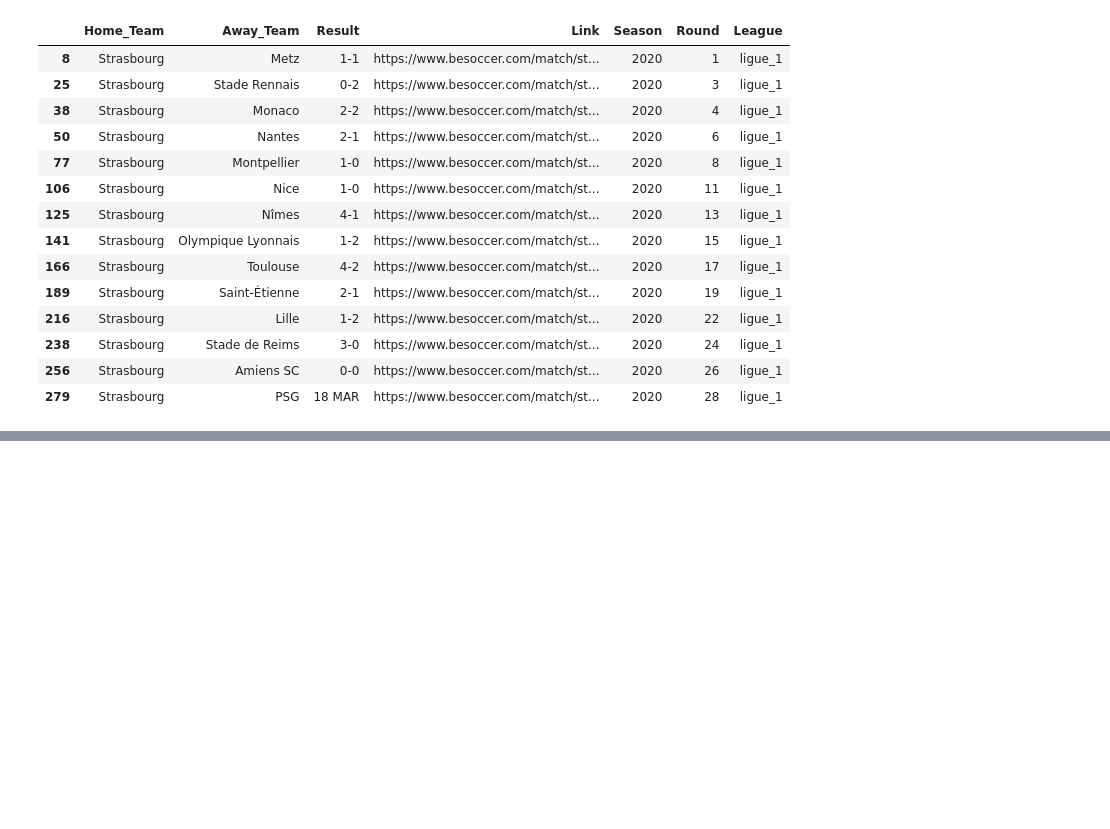
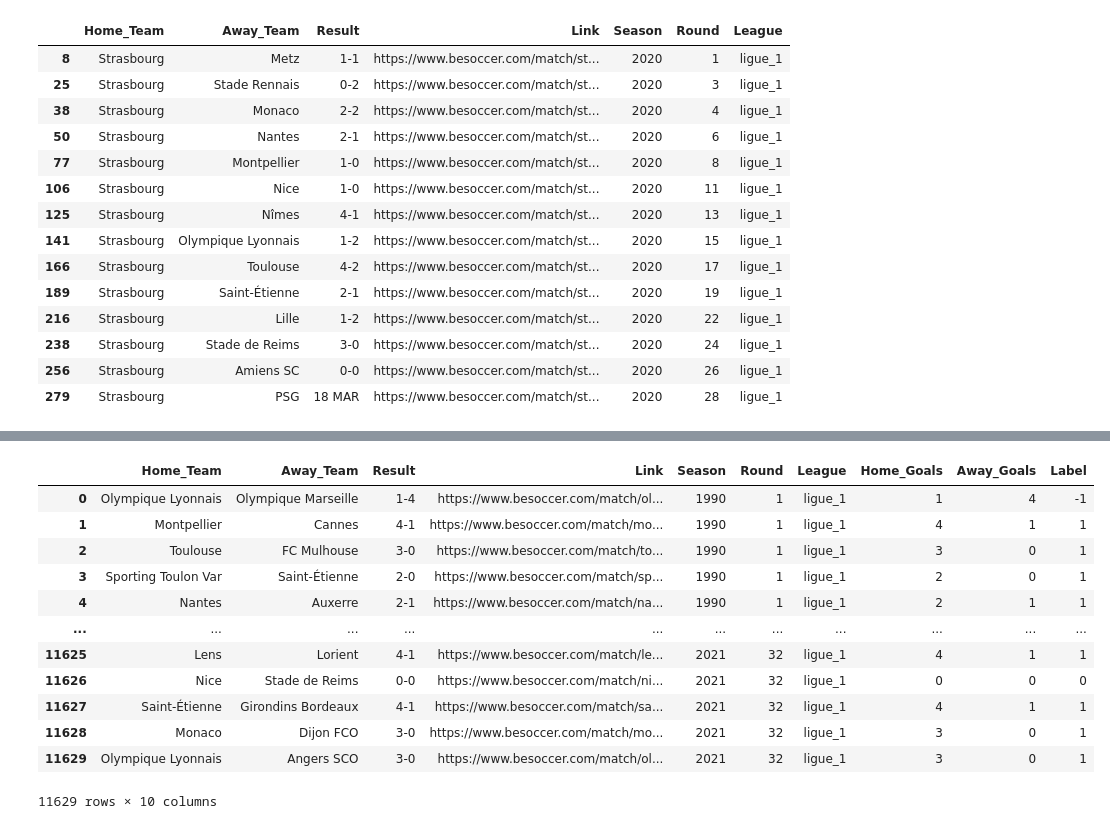
Before and after one commit to armanh3k/Football-Outcome-Predictions, a Jupyter notebook: eda.ipynb, the cells around one changed output, grey strips where cells are left out. Saved outputs shown, nothing was run; the diff lists cells and outputs as text; code cells hidden in the pictures; blank space fills up the shorter version.

```diff
--- a/eda.ipynb
+++ b/eda.ipynb
@@ -241,0 +277,16 @@ See the caveats in the documentation: https://pandas.pydata.org/pandas-docs/stab
+# %%
+full_results_table.loc[(full_results_table['League'] == 'ligue_1')]
+# %% [output]
+|  | Home_Team | Away_Team | Result | Link | Season | Round | League | Home_Goals | Away_Goals | Label |
+| 0 | Olympique Lyonnais | Olympique Marseille | 1-4 | https://www.besoccer.com/match/ol... | 1990 | 1 | ligue_1 | 1 | 4 | -1 |
+| 1 | Montpellier | Cannes | 4-1 | https://www.besoccer.com/match/mo... | 1990 | 1 | ligue_1 | 4 | 1 | 1 |
+| 2 | Toulouse | FC Mulhouse | 3-0 | https://www.besoccer.com/match/to... | 1990 | 1 | ligue_1 | 3 | 0 | 1 |
+| 3 | Sporting Toulon Var | Saint-Étienne | 2-0 | https://www.besoccer.com/match/sp... | 1990 | 1 | ligue_1 | 2 | 0 | 1 |
+| 4 | Nantes | Auxerre | 2-1 | https://www.besoccer.com/match/na... | 1990 | 1 | ligue_1 | 2 | 1 | 1 |
+| ... | ... | ... | ... | ... | ... | ... | ... | ... | ... | ... |
+| 11625 | Lens | Lorient | 4-1 | https://www.besoccer.com/match/le... | 2021 | 32 | ligue_1 | 4 | 1 | 1 |
+| 11626 | Nice | Stade de Reims | 0-0 | https://www.besoccer.com/match/ni... | 2021 | 32 | ligue_1 | 0 | 0 | 0 |
+| 11627 | Saint-Étienne | Girondins Bordeaux | 4-1 | https://www.besoccer.com/match/sa... | 2021 | 32 | ligue_1 | 4 | 1 | 1 |
+| 11628 | Monaco | Dijon FCO | 3-0 | https://www.besoccer.com/match/mo... | 2021 | 32 | ligue_1 | 3 | 0 | 1 |
+| 11629 | Olympique Lyonnais | Angers SCO | 3-0 | https://www.besoccer.com/match/ol... | 2021 | 32 | ligue_1 | 3 | 0 | 1 |
+11629 rows × 10 columns
```
Also changed, not shown: parts of 7 cells of this notebook, 2 other files.
